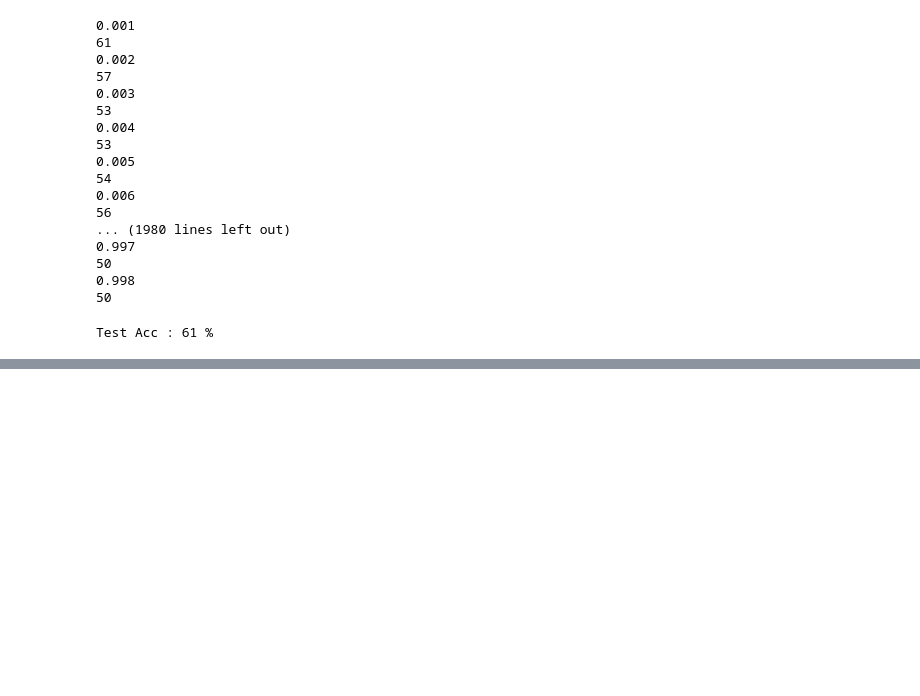
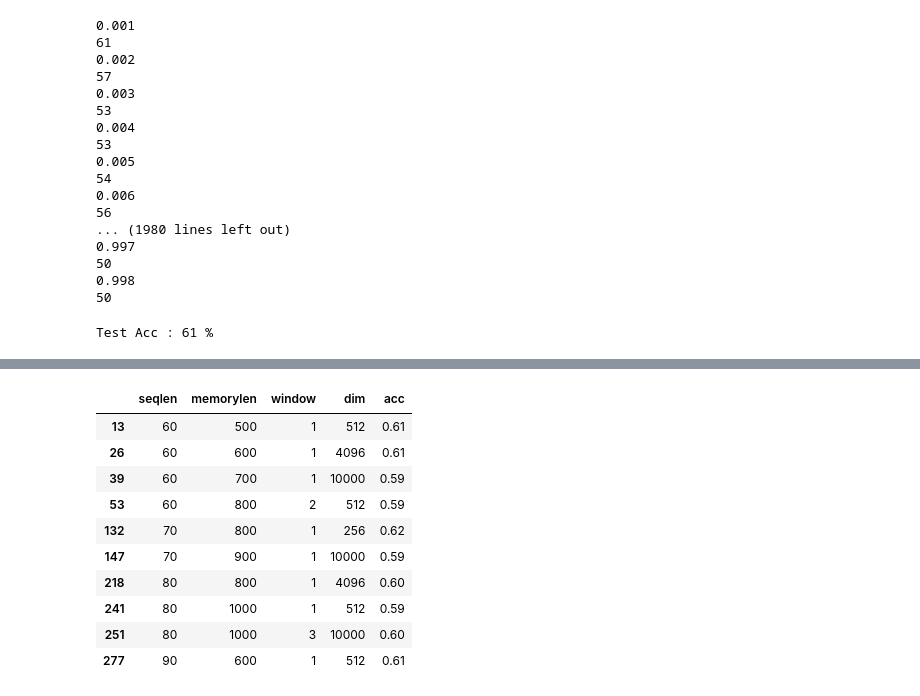
Before and after one commit to jinhwak11/Brain-inspired-learning, a Jupyter notebook: HW2/2-1.Encoding a Genome Library.ipynb, the cells around one changed output, grey strips where cells are left out. Saved outputs shown, nothing was run; the diff lists cells and outputs as text; code cells hidden in the pictures; blank space fills up the shorter version.

Commit message:
add exploration results

```diff
--- a/HW2/2-1.Encoding a Genome Library.ipynb
+++ b/HW2/2-1.Encoding a Genome Library.ipynb
@@ -120,0 +123,16 @@ Test Acc : 61 %
+# %%
+acc={}
+for sl in range(60,110,10):
+    for c in range(400, 1100,100):
+        for w in range(1,4):
+            for d in [256,512, 4096, 10000]:
+                print(sl,c,w,d)
+                gsm = Genome_Sequence_Model(dimension=d,\
+                                            sequence_length=sl,\
+                                            memory_length=c,\
+                                            window_length=w,\
+                                            probability_distribution='Gaussian')
+                gsm.encode_library(traindata)
+                #th = min(valid_data[valid_data['label']==1]['genome_sequence'].map(lambda x : gsm.detect_cossim(x)))
+                test_data['predict'] = test_data['genome_sequence'].map(lambda x : gsm.detect_sequence(x,0.001))
+                acc[(sl,c,w,d)] = sum(test_data['label'] == test_data['predict'])
@@ -120,0 +157,19 @@ Test Acc : 61 %
+# %%
+result_df = pd.DataFrame(columns= ['seqlen','memorylen','window','dim','acc'])
+for k in acc:
+    result_df = result_df.append({'seqlen':k[0],'memorylen':k[1],'window': k[2],'dim':k[3],'acc':acc[k]},ignore_index=True )
+result_df['acc'] = result_df['acc'].map(lambda x: x/100)
+# %%
+result_df[result_df['acc']>0.58]
+# %% [output]
+|  | seqlen | memorylen | window | dim | acc |
+| 13 | 60 | 500 | 1 | 512 | 0.61 |
+| 26 | 60 | 600 | 1 | 4096 | 0.61 |
+| 39 | 60 | 700 | 1 | 10000 | 0.59 |
+| 53 | 60 | 800 | 2 | 512 | 0.59 |
+| 132 | 70 | 800 | 1 | 256 | 0.62 |
+| 147 | 70 | 900 | 1 | 10000 | 0.59 |
+| 218 | 80 | 800 | 1 | 4096 | 0.60 |
+| 241 | 80 | 1000 | 1 | 512 | 0.59 |
+| 251 | 80 | 1000 | 3 | 10000 | 0.60 |
+| 277 | 90 | 600 | 1 | 512 | 0.61 |
```
Also changed, not shown: parts of 5 cells of this notebook.
